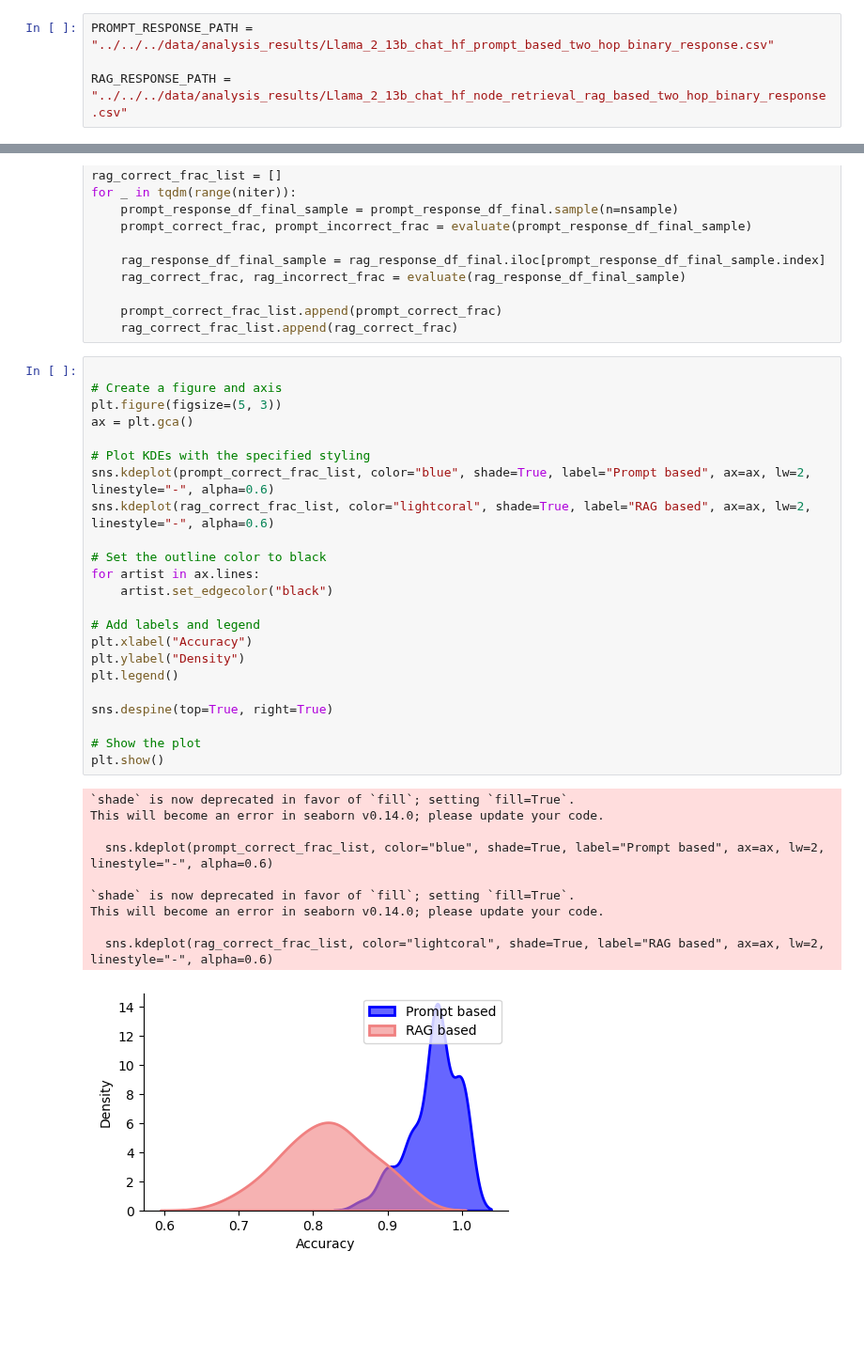
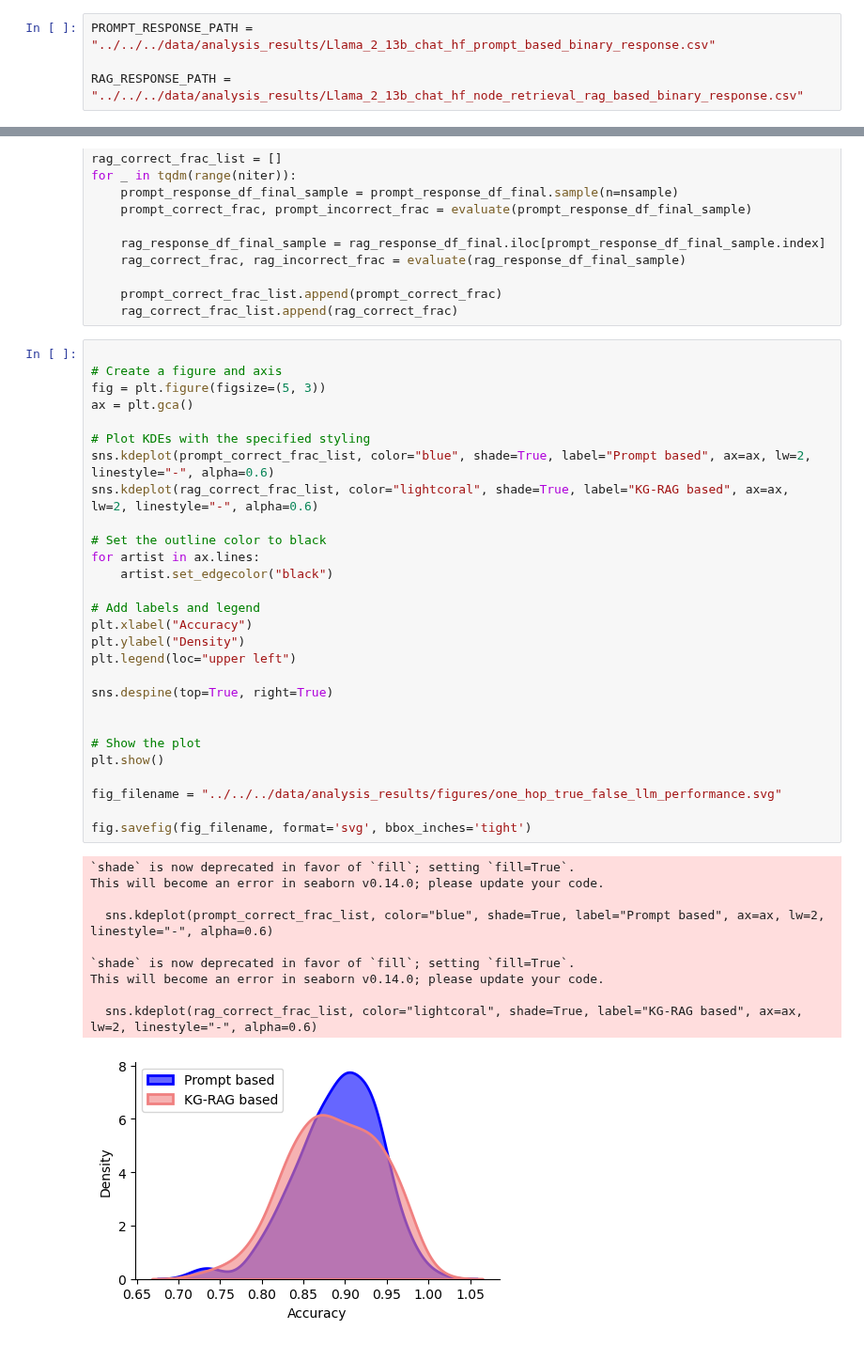
Before and after one commit to BaranziniLab/KG_RAG, a Jupyter notebook: codes/llm_notebooks/analysis/test_questions_binary_response_comparative_analysys_llama.ipynb, the cells around one changed output, grey strips where cells are left out. Shown at 94% size. Cells and saved outputs as stored; diff of their text form; blank space fills up the shorter version.

```diff
--- a/codes/llm_notebooks/analysis/test_questions_binary_response_comparative_analysys_llama.ipynb
+++ b/codes/llm_notebooks/analysis/test_questions_binary_response_comparative_analysys_llama.ipynb
@@ -14,9 +14,9 @@ def extract_answer(text):
     matches = re.findall(pattern, text)
     return matches
 # %%
-PROMPT_RESPONSE_PATH = "../../../data/analysis_results/Llama_2_13b_chat_hf_prompt_based_two_hop_binary_response.csv"
+PROMPT_RESPONSE_PATH = "../../../data/analysis_results/Llama_2_13b_chat_hf_prompt_based_binary_response.csv"
 
-RAG_RESPONSE_PATH = "../../../data/analysis_results/Llama_2_13b_chat_hf_node_retrieval_rag_based_two_hop_binary_response.csv"
+RAG_RESPONSE_PATH = "../../../data/analysis_results/Llama_2_13b_chat_hf_node_retrieval_rag_based_binary_response.csv"
 # %%
 prompt_response_df = pd.read_csv(PROMPT_RESPONSE_PATH)
 rag_response_df = pd.read_csv(RAG_RESPONSE_PATH)
@@ -88,34 +88,39 @@ for _ in tqdm(range(niter)):
 # %%
 
 # Create a figure and axis
-plt.figure(figsize=(5, 3))
+fig = plt.figure(figsize=(5, 3))
 ax = plt.gca()
 
 # Plot KDEs with the specified styling
 sns.kdeplot(prompt_correct_frac_list, color="blue", shade=True, label="Prompt based", ax=ax, lw=2, linestyle="-", alpha=0.6)
-sns.kdeplot(rag_correct_frac_list, color="lightcoral", shade=True, label="RAG based", ax=ax, lw=2, linestyle="-", alpha=0.6)
+sns.kdeplot(rag_correct_frac_list, color="lightcoral", shade=True, label="KG-RAG based", ax=ax, lw=2, linestyle="-", alpha=0.6)
 
 # Set the outline color to black
 for artist in ax.lines:
     artist.set_edgecolor("black")
 
 # Add labels and legend
 plt.xlabel("Accuracy")
 plt.ylabel("Density")
-plt.legend()
+plt.legend(loc="upper left")
 
 sns.despine(top=True, right=True)
 
+
 # Show the plot
 plt.show()
+
+fig_filename = "../../../data/analysis_results/figures/one_hop_true_false_llm_performance.svg"
+
+fig.savefig(fig_filename, format='svg', bbox_inches='tight')
 # %% [output]
 `shade` is now deprecated in favor of `fill`; setting `fill=True`.
 This will become an error in seaborn v0.14.0; please update your code.
 
   sns.kdeplot(prompt_correct_frac_list, color="blue", shade=True, label="Prompt based", ax=ax, lw=2, linestyle="-", alpha=0.6)
 
 `shade` is now deprecated in favor of `fill`; setting `fill=True`.
 This will become an error in seaborn v0.14.0; please update your code.
 
-  sns.kdeplot(rag_correct_frac_list, color="lightcoral", shade=True, label="RAG based", ax=ax, lw=2, linestyle="-", alpha=0.6)
+  sns.kdeplot(rag_correct_frac_list, color="lightcoral", shade=True, label="KG-RAG based", ax=ax, lw=2, linestyle="-", alpha=0.6)
-[figure, old version]
+[figure, new version]
```
Also changed, not shown: parts of 5 cells of this notebook, 4 other files.
